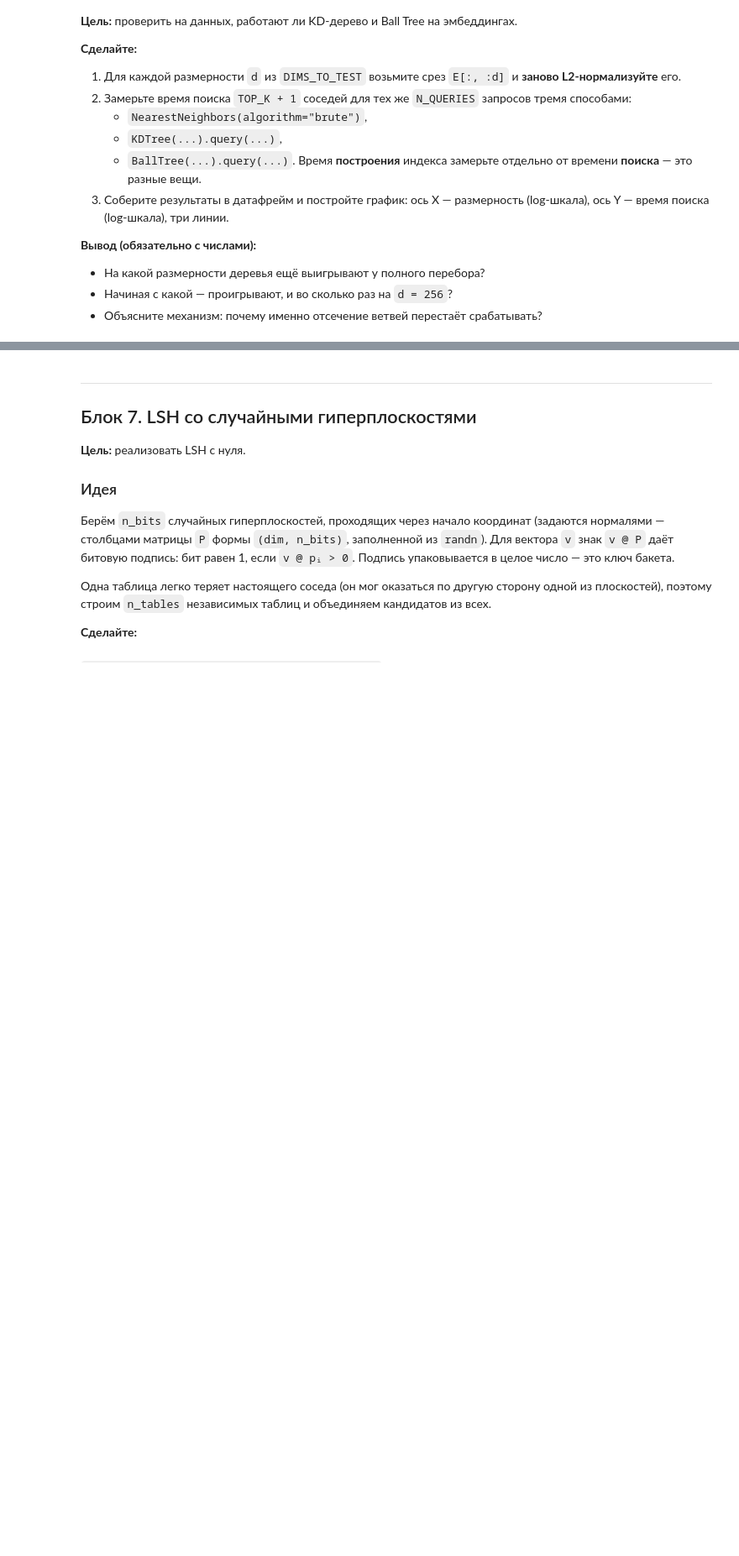
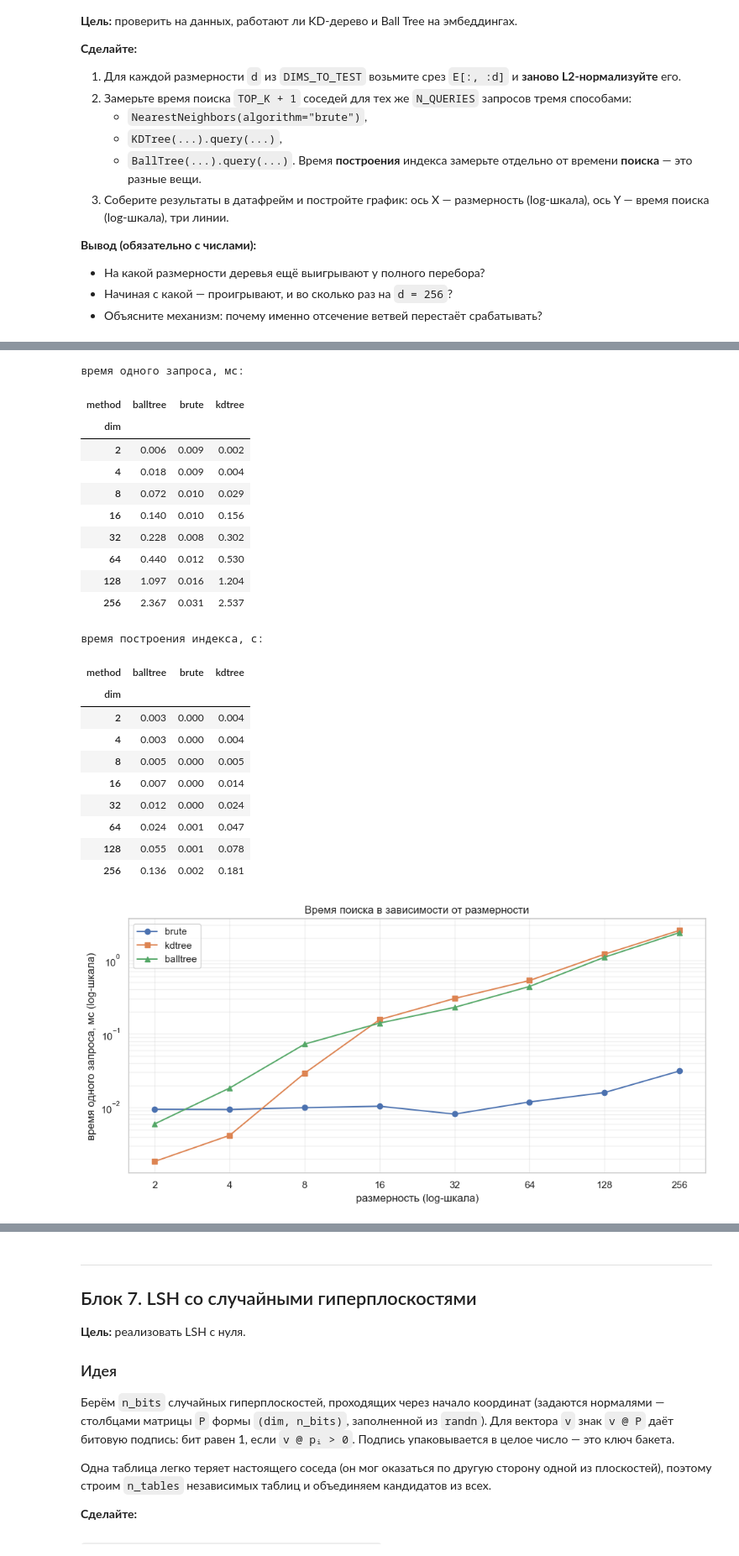
Before and after one commit to KrisTinaShch/practice_knn_lsh, a Jupyter notebook: practice_knn_lsh.ipynb, the cells around one changed output, grey strips where cells are left out. Shown at 84% size. Saved outputs shown, nothing was run; the diff lists cells and outputs as text; code cells hidden in the pictures; blank space fills up the shorter version.

Commit message:
Compare brute-force, KDTree, and BallTree performance

```diff
--- a/practice_knn_lsh.ipynb
+++ b/practice_knn_lsh.ipynb
@@ -483,0 +535,46 @@ QPS полного перебора: 2,755
+# %%
+print("\nвремя одного запроса, мс:")
+display(trees.pivot(index="dim", columns="method", values="query_ms").round(3))
+
+print("время построения индекса, с:")
+display(trees.pivot(index="dim", columns="method", values="build_s").round(3))
+
+plt.figure(figsize=(10, 5))
+for method, marker in [("brute", "o"), ("kdtree", "s"), ("balltree", "^")]:
+    sub = trees[trees["method"] == method].sort_values("dim")
+    plt.plot(sub["dim"], sub["query_ms"], marker=marker, label=method)
+
+plt.xscale("log", base=2)
+plt.yscale("log")
+plt.xticks(DIMS_TO_TEST, [str(d) for d in DIMS_TO_TEST])
+plt.title("Время поиска в зависимости от размерности")
+plt.xlabel("размерность (log-шкала)")
+plt.ylabel("время одного запроса, мс (log-шкала)")
+plt.legend()
+plt.grid(True, which="both", alpha=0.3)
+plt.tight_layout()
+plt.show()
+# %% [output]
+время одного запроса, мс:
+| method | balltree | brute | kdtree |
+| dim |  |  |  |
+| 2 | 0.006 | 0.009 | 0.002 |
+| 4 | 0.018 | 0.009 | 0.004 |
+| 8 | 0.072 | 0.010 | 0.029 |
+| 16 | 0.140 | 0.010 | 0.156 |
+| 32 | 0.228 | 0.008 | 0.302 |
+| 64 | 0.440 | 0.012 | 0.530 |
+| 128 | 1.097 | 0.016 | 1.204 |
+| 256 | 2.367 | 0.031 | 2.537 |
+время построения индекса, с:
+| method | balltree | brute | kdtree |
+| dim |  |  |  |
+| 2 | 0.003 | 0.000 | 0.004 |
+| 4 | 0.003 | 0.000 | 0.004 |
+| 8 | 0.005 | 0.000 | 0.005 |
+| 16 | 0.007 | 0.000 | 0.014 |
+| 32 | 0.012 | 0.000 | 0.024 |
+| 64 | 0.024 | 0.001 | 0.047 |
+| 128 | 0.055 | 0.001 | 0.078 |
+| 256 | 0.136 | 0.002 | 0.181 |
+[figure, added]
```
Also changed, not shown: parts of 2 cells of this notebook.
